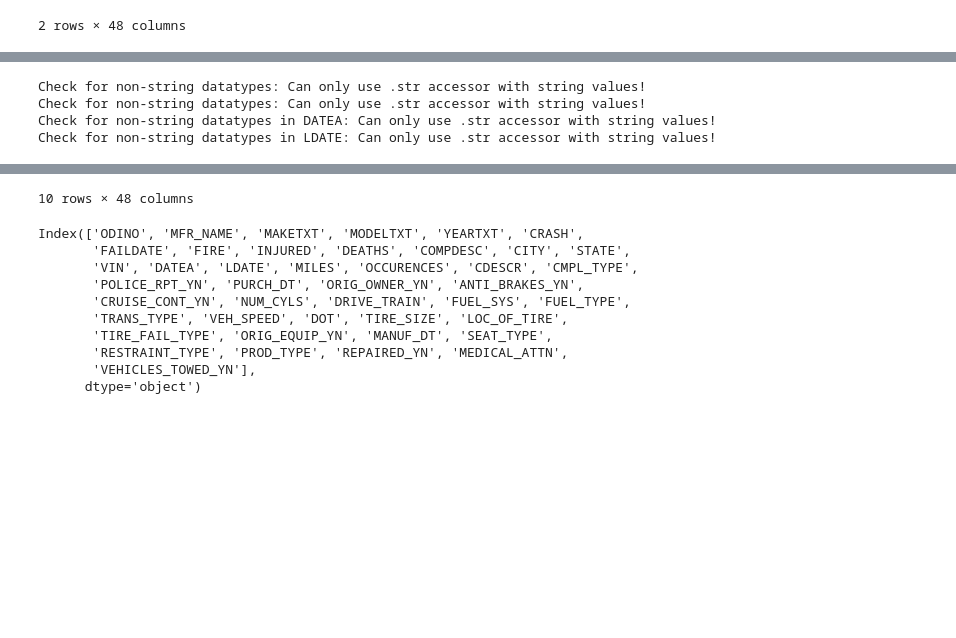
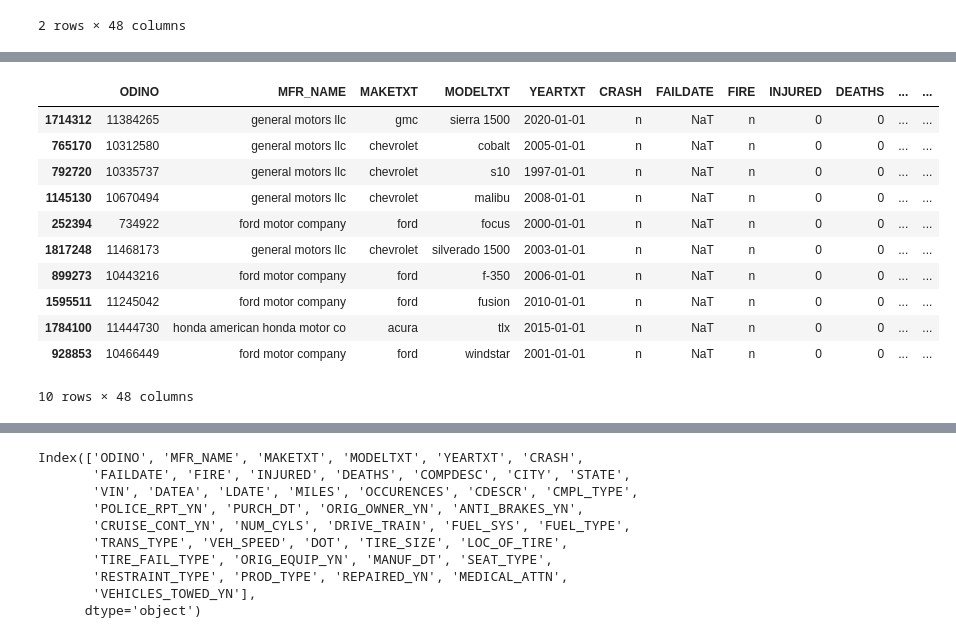
Before and after one commit to prithvidasgupta/si671, a Jupyter notebook: pm_parts_nb.ipynb, the cells around one changed output, grey strips where cells are left out. Saved outputs shown, nothing was run; the diff lists cells and outputs as text; code cells hidden in the pictures; blank space fills up the shorter version.

```diff
--- a/pm_parts_nb.ipynb
+++ b/pm_parts_nb.ipynb
@@ -467,11 +501,18 @@ Name: FAILDATE, Length: 1943098, dtype: datetime64[ns]
 # %%
 # Basic data cleaning
-convert_datetime(cmpl, columns=["YEARTXT"], format="%Y")
 lowercase(cmpl)
 remove_punct(cmpl)
 cmpl.sample(10)
 # %% [output]
+|  | ODINO | MFR_NAME | MAKETXT | MODELTXT | YEARTXT | CRASH | FAILDATE | FIRE | INJURED | DEATHS | ... | ... |
+| 1714312 | 11384265 | general motors llc | gmc | sierra 1500 | 2020-01-01 | n | NaT | n | 0 | 0 | ... | ... |
+| 765170 | 10312580 | general motors llc | chevrolet | cobalt | 2005-01-01 | n | NaT | n | 0 | 0 | ... | ... |
+| 792720 | 10335737 | general motors llc | chevrolet | s10 | 1997-01-01 | n | NaT | n | 0 | 0 | ... | ... |
+| 1145130 | 10670494 | general motors llc | chevrolet | malibu | 2008-01-01 | n | NaT | n | 0 | 0 | ... | ... |
+| 252394 | 734922 | ford motor company | ford | focus | 2000-01-01 | n | NaT | n | 0 | 0 | ... | ... |
+| 1817248 | 11468173 | general motors llc | chevrolet | silverado 1500 | 2003-01-01 | n | NaT | n | 0 | 0 | ... | ... |
+| 899273 | 10443216 | ford motor company | ford | f-350 | 2006-01-01 | n | NaT | n | 0 | 0 | ... | ... |
+| 1595511 | 11245042 | ford motor company | ford | fusion | 2010-01-01 | n | NaT | n | 0 | 0 | ... | ... |
+| 1784100 | 11444730 | honda american honda motor co | acura | tlx | 2015-01-01 | n | NaT | n | 0 | 0 | ... | ... |
+| 928853 | 10466449 | ford motor company | ford | windstar | 2001-01-01 | n | NaT | n | 0 | 0 | ... | ... |
-Check for non-string datatypes: Can only use .str accessor with string values!
-Check for non-string datatypes: Can only use .str accessor with string values!
-Check for non-string datatypes in DATEA: Can only use .str accessor with string values!
-Check for non-string datatypes in LDATE: Can only use .str accessor with string values!
+10 rows × 48 columns
@@ -489,4 +519,3 @@ Check for non-string datatypes in LDATE: Can only use .str accessor with string
-10 rows × 48 columns
 # %%
 # Remove irrelevant Dealership information
 cmpl.drop(["DEALER_NAME", "DEALER_TEL", "DEALER_CITY", "DEALER_STATE", "DEALER_ZIP",], axis=1, inplace=True)
```
Also changed, not shown: parts of 30 cells of this notebook.
